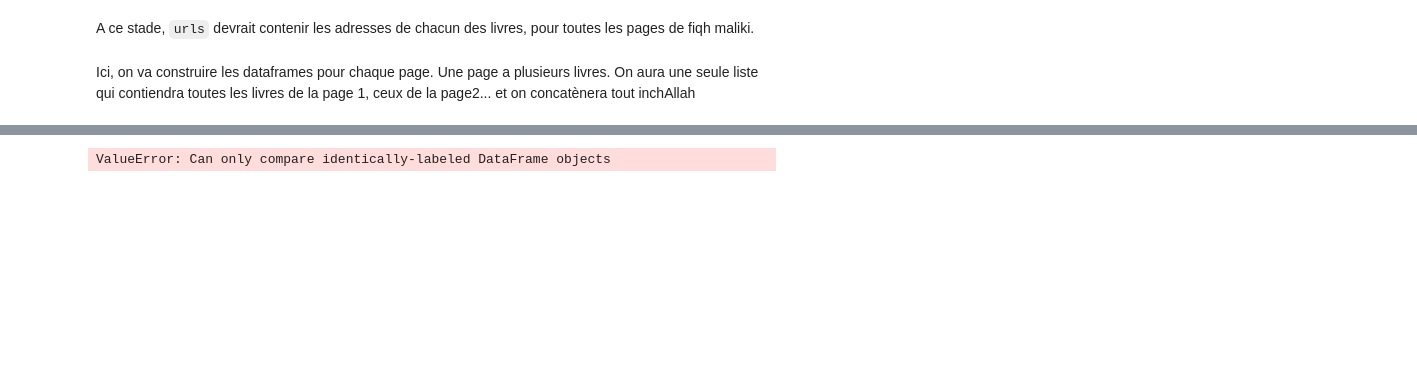
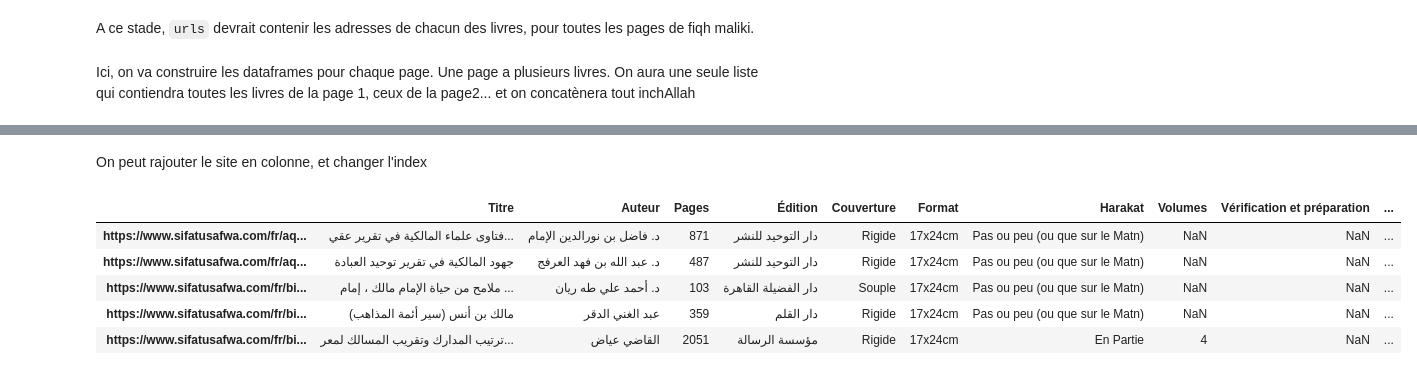
Before and after one commit to eliascopyright/site_analysis, a Jupyter notebook: notebooks/sifatusafwa-2.ipynb, the cells around one changed output, grey strips where cells are left out. Drawn from its saved outputs; the diff is of its cells as text; code cells hidden in the pictures; blank space fills up the shorter version.

Commit message:
feat : loop creating data for fiqh maliki

```diff
--- a/notebooks/sifatusafwa-2.ipynb
+++ b/notebooks/sifatusafwa-2.ipynb
@@ -333,19 +309,26 @@ urls.remove(urls[0]) #On enlève le lien qu'on a déjà mis dans le dataframe de
 # %%
 dfs = []
+i = 0
 for url in urls:
+    i = i+1
+    print('url numero', i, '/', len(urls), (i/len(urls))*100, "%")
     r = requests.get(url)
     soup = BeautifulSoup(r.content, 'html.parser')
     s = soup.find('section', class_='product-features')
     L_string = []
-    for text in s.findAll(class_ ='data-sheet flex_container'):
-        L_string.append(text.text.split('\n'))
+    if s !=None:
+        for text in s.findAll(class_ ='data-sheet flex_container'):
+            L_string.append(text.text.split('\n'))
+    else:
+        print(url, "etape 1")
     L_string = np.array(L_string)
     df_other = pd.DataFrame((L_string))
     df_other = df_other.drop_duplicates()#des fois les volumes apparaissent deux fois
-    df_other.columns = ['supp', 'categories',str(url), 'supp2']# a cette étape on remplace ce qu'il faut pour voir les sites en colonnes
-    df_other.drop(['supp', 'supp2'], axis = 1, inplace=True)
-    df_other.set_index('categories', inplace = True)
-    dfs.append(df_other)
-M = pd.concat((d for d in dfs), axis = 1)
-M.T
+    if len(df_other.columns) == 4:
+        df_other.columns = ['supp', 'categories',str(url), 'supp2']# a cette étape on remplace ce qu'il faut pour voir les sites en colonnes
+        df_other.drop(['supp', 'supp2'], axis = 1, inplace=True)
+        df_other.set_index('categories', inplace = True)
+        dfs.append(df_other)
+    else:
+        print(url, 'etape 2')
 # %% [output]
@@ -353,4 +352,14 @@ AttributeError: 'NoneType' object has no attribute 'findAll'
-# %%
-pd.DataFrame(to_supp) == pd.DataFrame(urls)
-# %% [output]
-ValueError: Can only compare identically-labeled DataFrame objects
+# %%
+M = pd.concat((d for d in dfs), axis = 1)
+M = M.T
+# %% [markdown]
+On peut rajouter le site en colonne, et changer l'index
+# %%
+M.head()
+# %% [output]
+|  | Titre | Auteur | Pages | Édition | Couverture | Format | Harakat | Volumes | Vérification et préparation | ... |
+| https://www.sifatusafwa.com/fr/aq... | فتاوى علماء المالكية في تقرير عقي... | د. فاضل بن نورالدين الإمام | 871 | دار التوحيد للنشر | Rigide | 17x24cm | Pas ou peu (ou que sur le Matn) | NaN | NaN | ... |
+| https://www.sifatusafwa.com/fr/aq... | جهود المالكية في تقرير توحيد العبادة | د. عبد الله بن فهد العرفج | 487 | دار التوحيد للنشر | Rigide | 17x24cm | Pas ou peu (ou que sur le Matn) | NaN | NaN | ... |
+| https://www.sifatusafwa.com/fr/bi... | ملامح من حياة الإمام مالك ، إمام ... | د. أحمد علي طه ريان | 103 | دار الفضيلة القاهرة | Souple | 17x24cm | Pas ou peu (ou que sur le Matn) | NaN | NaN | ... |
+| https://www.sifatusafwa.com/fr/bi... | مالك بن أنس (سير أئمة المذاهب) | عبد الغني الدقر | 359 | دار القلم | Rigide | 17x24cm | Pas ou peu (ou que sur le Matn) | NaN | NaN | ... |
+| https://www.sifatusafwa.com/fr/bi... | ترتيب المدارك وتقريب المسالك لمعر... | القاضي عياض | 2051 | مؤسسة الرسالة | Rigide | 17x24cm | En Partie | 4 | NaN | ... |
```
Also changed, not shown: parts of 53 cells of this notebook, 3 other files.
